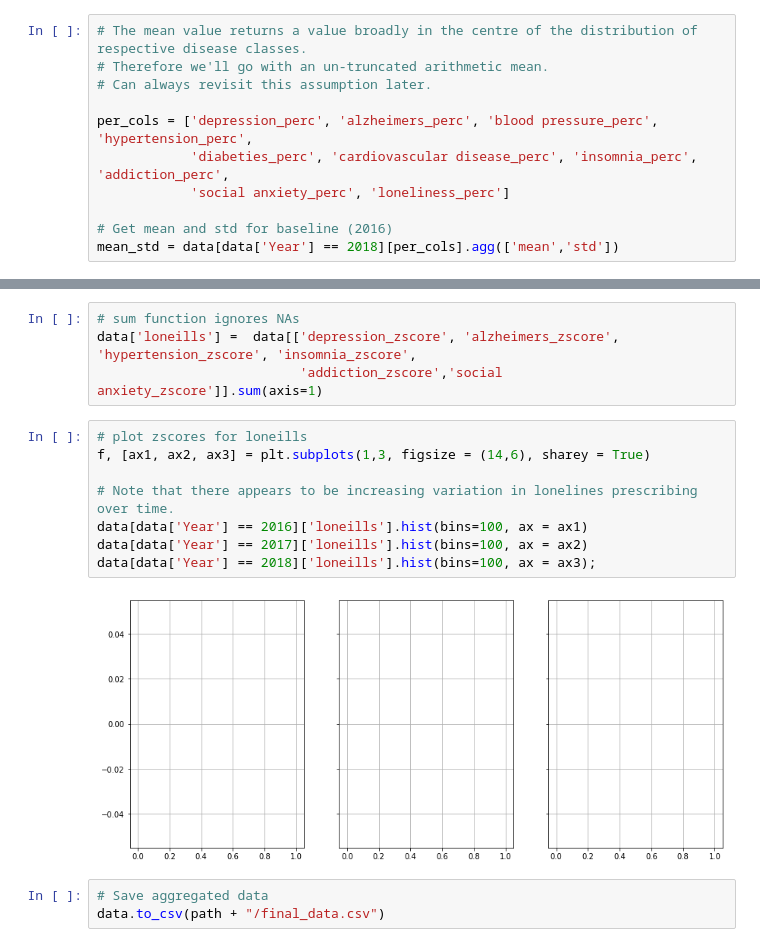
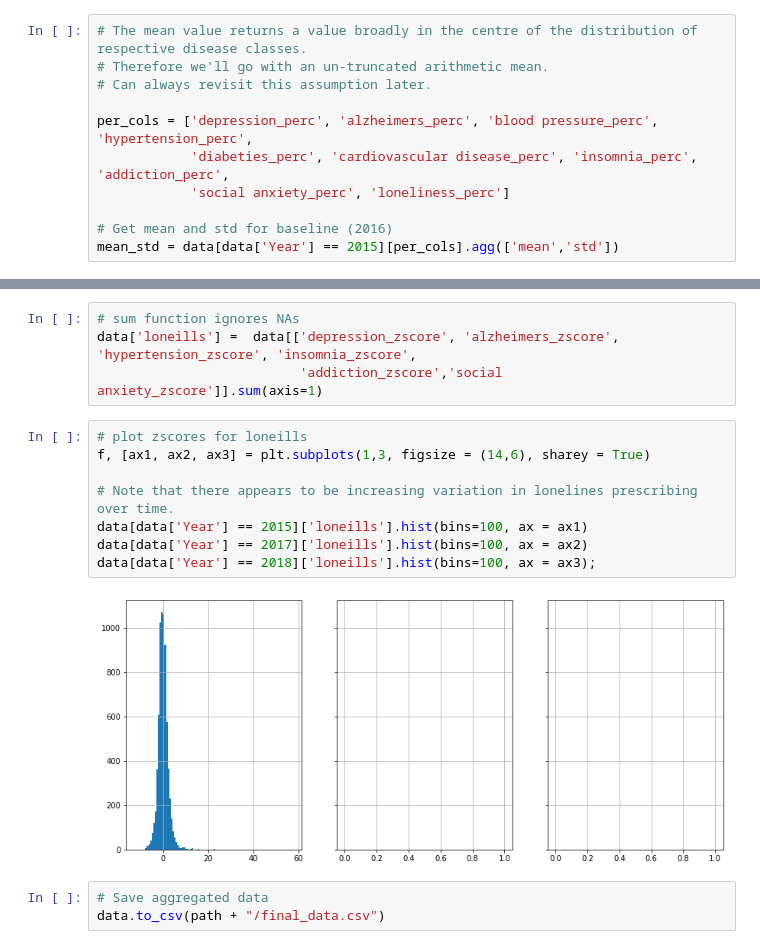
Before and after one commit to TamsinHu/Loneliness_study, a Jupyter notebook: Loneliness Process Data - England.ipynb, the cells around one changed output, grey strips where cells are left out. Drawn from its saved outputs; the diff is of its cells as text.

Commit message:
Fixed problem causing missing data in 2015 dataset

```diff
--- a/Loneliness Process Data - England.ipynb
+++ b/Loneliness Process Data - England.ipynb
@@ -487,7 +487,7 @@ per_cols = ['depression_perc', 'alzheimers_perc', 'blood pressure_perc', 'hypert
             'social anxiety_perc', 'loneliness_perc']
 
 # Get mean and std for baseline (2016)
-mean_std = data[data['Year'] == 2018][per_cols].agg(['mean','std'])
+mean_std = data[data['Year'] == 2015][per_cols].agg(['mean','std'])
 # %%
 # Make new column names.
 std_cols = [col[:-4] + 'zscore' for col in per_cols]
@@ -526,13 +526,13 @@ data['loneills'] =  data[['depression_zscore', 'alzheimers_zscore', 'hypertensio
 # %%
 # plot zscores for loneills
 f, [ax1, ax2, ax3] = plt.subplots(1,3, figsize = (14,6), sharey = True)
 
 # Note that there appears to be increasing variation in lonelines prescribing over time.
-data[data['Year'] == 2016]['loneills'].hist(bins=100, ax = ax1)
+data[data['Year'] == 2015]['loneills'].hist(bins=100, ax = ax1)
 data[data['Year'] == 2017]['loneills'].hist(bins=100, ax = ax2)
 data[data['Year'] == 2018]['loneills'].hist(bins=100, ax = ax3);
 # %% [output]
-[figure, old version]
+[figure, new version]
 # %%
 # Save aggregated data
 data.to_csv(path + "/final_data.csv")
```
Also changed, not shown: parts of 2 cells of this notebook, 2 other files.
